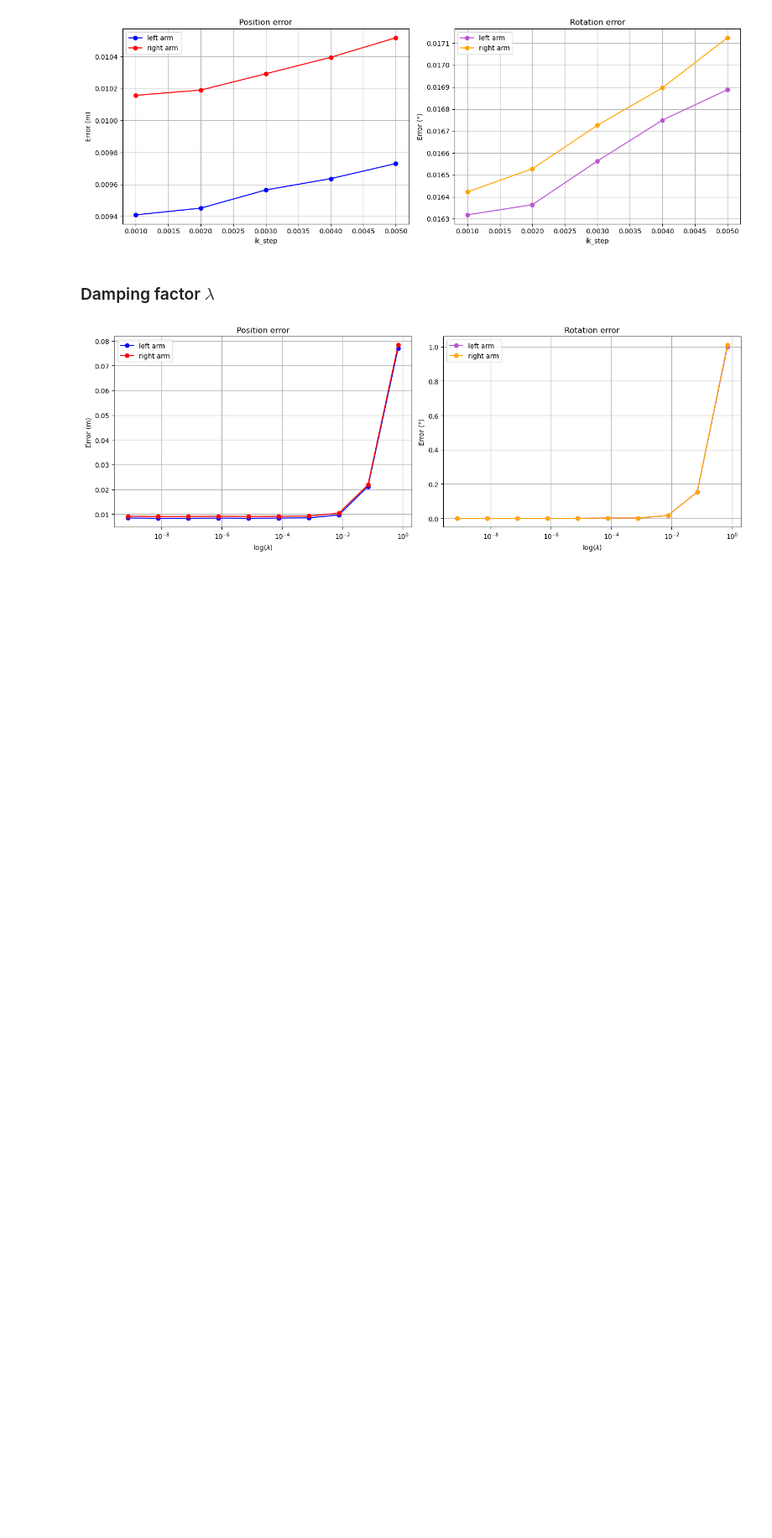
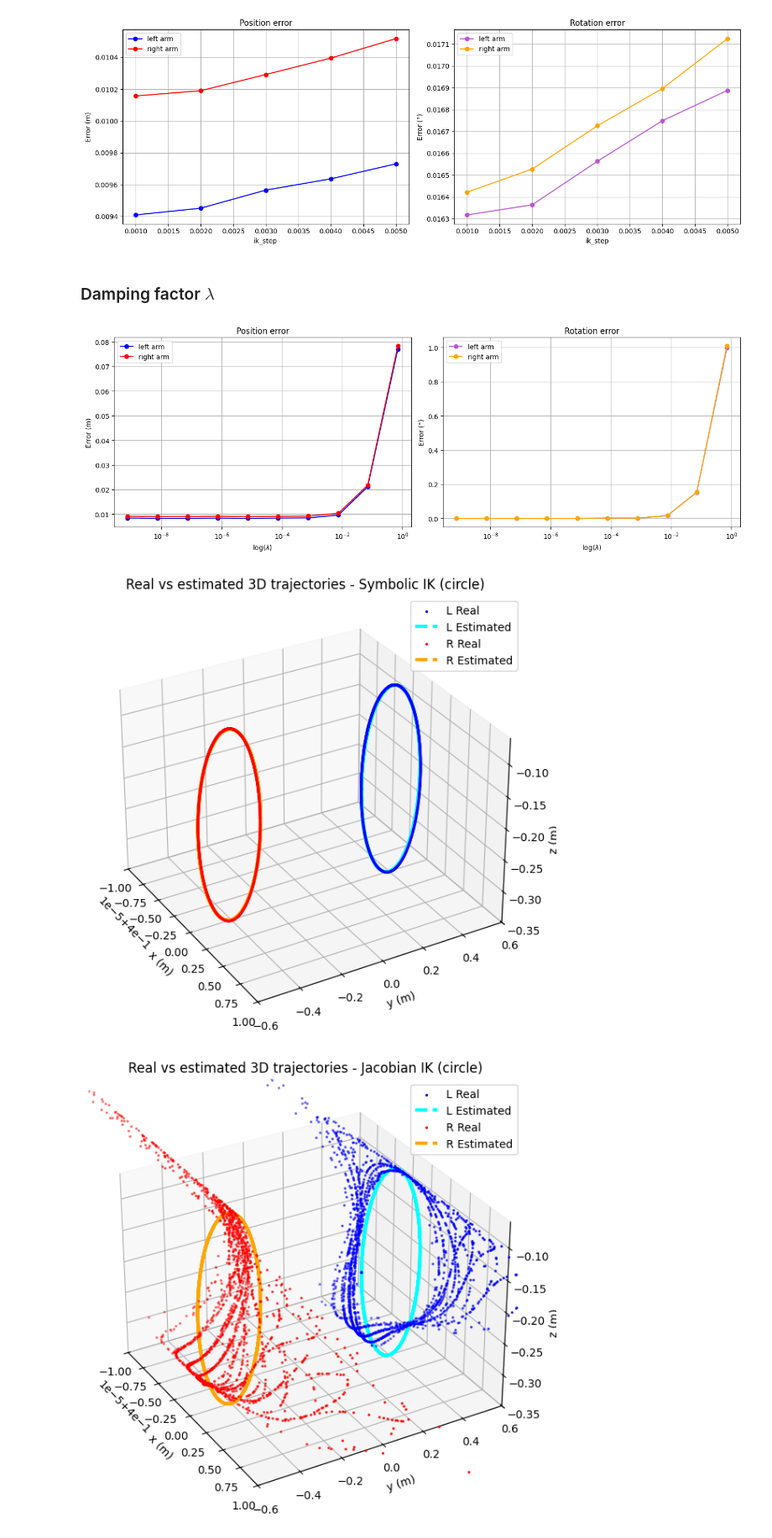
Before and after one commit to pollen-robotics/reachy2_qpik, a Jupyter notebook: src/example/metrics_eval.ipynb, the cells around one changed output. Shown at 84% size. Cells and saved outputs as stored; diff of their text form; code cells hidden in the pictures; blank space fills up the shorter version.

Commit message:
Adding 3D plots

```diff
--- a/src/example/metrics_eval.ipynb
+++ b/src/example/metrics_eval.ipynb
@@ -412,3 +414,80 @@ plt.tight_layout()
 plt.show()
 # %% [output]
 [figure]
+# %%
+from mpl_toolkits.mplot3d import Axes3D
+
+
+test = "circle" # line, circle, heart
+
+filepath_sym = f'data/sym_{test}_data.csv'
+filepath_num = f'data/num_{test}_data.csv'
+filepath_qp = f'data/qp_{test}_data.csv'
+
+df_sym = pd.read_csv(filepath_sym, sep=",", header=0).copy()
+df_num = pd.read_csv(filepath_num, sep=",", header=0).copy()
+df_qp = pd.read_csv(filepath_qp, sep=",", header=0).copy()
+
+
+if test == "line":
+    elev = 30
+    azim = -30
+    xlim = [0.39999, 0.40001]
+    ylim = [-0.5, 0.5]
+    zlim = [-(2e-1-3e-7), -(2e-1+3e-7)]
+elif test == "heart":
+    elev = 30
+    azim = -45
+    xlim = [0.54999, 0.55001]
+    ylim = [-0.4, 0.4]
+    zlim = [-0.2, 0.05]
+elif test == "circle":
+    elev = 30
+    azim = -30
+    xlim = [0.39999, 0.40001]
+    ylim = [-0.6, 0.6]
+    zlim = [-0.35, -0.06]
+
+def extract_trajectory(df, col_name):
+    xs, ys, zs = [], [], []
+    for pose_str in df[col_name]:
+        pose = parse_pose_matrix(pose_str)
+        x, y, z = pose[:3, 3]
+        xs.append(x)
+        ys.append(y)
+        zs.append(z)
+    return xs, ys, zs
+
+
+for name, df in zip(["Symbolic IK", "Jacobian IK", "QP IK"], [df_sym, df_num, df_qp]):
+    fig = plt.figure(figsize=(8, 6))
+    ax = fig.add_subplot(111, projection='3d')
+    ax.view_init(elev=elev, azim=azim)
+
+    lx_real, ly_real, lz_real = extract_trajectory(df, "l_real_pose")
+    lx_est,   ly_est,  lz_est = extract_trajectory(df, "l_pose")
+
+    rx_real, ry_real, rz_real = extract_trajectory(df, "r_real_pose")
+    rx_est,   ry_est,  rz_est = extract_trajectory(df, "r_pose")
+
+    ax.scatter(lx_real, ly_real, lz_real, label="L Real", color='blue', s=2)
+    ax.plot(lx_est, ly_est, lz_est, label="L Estimated", linestyle='--', color='cyan', linewidth=3)
+
+    ax.scatter(rx_real, ry_real, rz_real, label="R Real", color='red', s=2)
+    ax.plot(rx_est, ry_est, rz_est, label="R Estimated", linestyle='--', color='orange', linewidth=3)
+
+    ax.set_title(f"Real vs estimated 3D trajectories - {name} ({test})")
+    ax.set_xlabel("x (m)")
+    ax.set_ylabel("y (m)")
+    ax.set_zlabel("z (m)")
+    ax.set_xlim(xlim[0], xlim[1])
+    ax.set_ylim(ylim[0], ylim[1])
+    ax.set_zlim(zlim[0], zlim[1])
+
+    ax.legend()
+    plt.tight_layout()
+    ax.grid(True)
+    plt.show()
+# %% [output]
+[figure, added]
+[figure, added]
```
Also changed, not shown: parts of 10 cells of this notebook, 2 other files.
